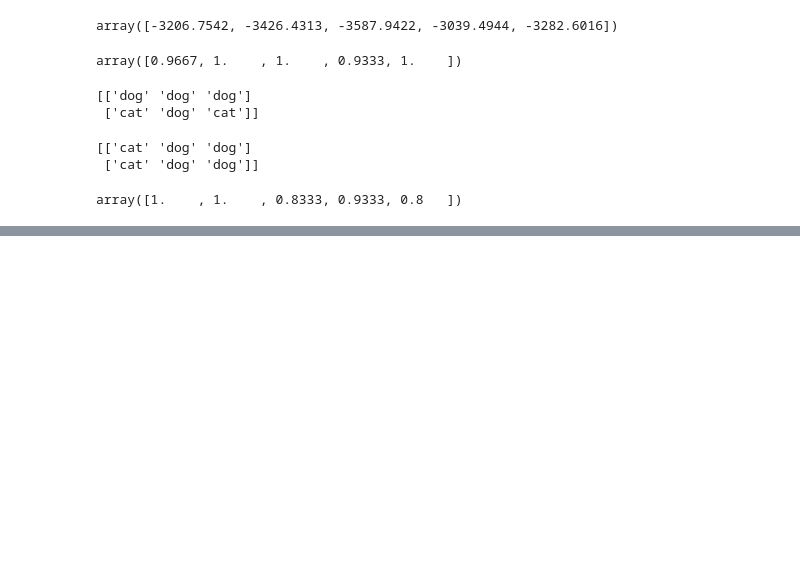
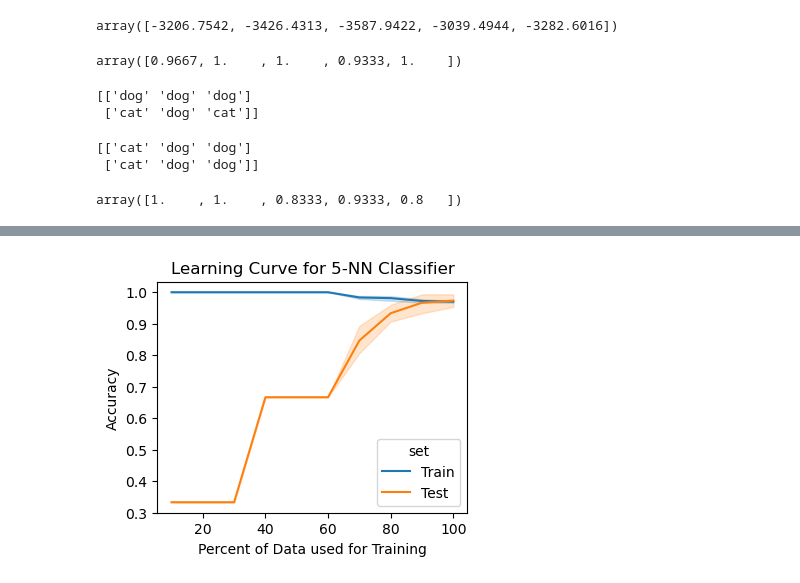
Before and after one commit to ritikb96/MLWPY, a Jupyter notebook: 4.EvaluationAndComparisonOfLearners.ipynb, the cells around one changed output, grey strips where cells are left out. Drawn from its saved outputs; the diff is of its cells as text; code cells hidden in the pictures; blank space fills up the shorter version.

```diff
--- a/4.EvaluationAndComparisonOfLearners.ipynb
+++ b/4.EvaluationAndComparisonOfLearners.ipynb
@@ -217,0 +322,22 @@ display(df.describe().T)
+# %%
+#how much data do we need?
+iris = datasets.load_iris()
+
+# 10 data set sizes:  10% - 100%
+# (that much data is piped to a 5-fold CV)
+train_sizes = np.linspace(.1,1.0,10)
+nn = neighbors.KNeighborsClassifier()
+
+(train_N,
+ train_scores,
+ test_scores) = skms.learning_curve(nn,
+                                    iris.data, iris.target,
+                                    cv=5,
+                                    train_sizes=train_sizes)
+
+# collapse across the 5 CV scores; one result for each data set size
+df = pd.DataFrame(test_scores, index=(train_sizes*100).astype(np.int64))
+df['Mean 5-CV'] = df.mean(axis='columns')
+df.index.name = "% Data Used"
+
+display(df)
@@ -217,0 +357,20 @@ display(df.describe().T)
+# %%
+
+neat_sizes = (train_sizes*100).astype(np.int64)
+labels = np_cartesian_product(neat_sizes, [0,1], np.arange(5))
+score = np.concatenate([train_scores.flatten(),
+                        test_scores.flatten()], axis=0)
+assert len(score) == len(labels)
+
+df = pd.DataFrame.from_records(labels)
+df.columns = ['pct', 'set', 'fold']
+df.set = df.set.replace({0:'Train', 1:'Test'})
+df['score'] = score
+# %%
+ax = sns.lineplot(x='pct', y='score', hue='set', data=df)
+
+ax.set_title("Learning Curve for 5-NN Classifier")
+ax.set_xlabel("Percent of Data used for Training")
+ax.set_ylabel("Accuracy");
+# %% [output]
+[figure, added]
```
Also changed, not shown: parts of 16 cells of this notebook.
